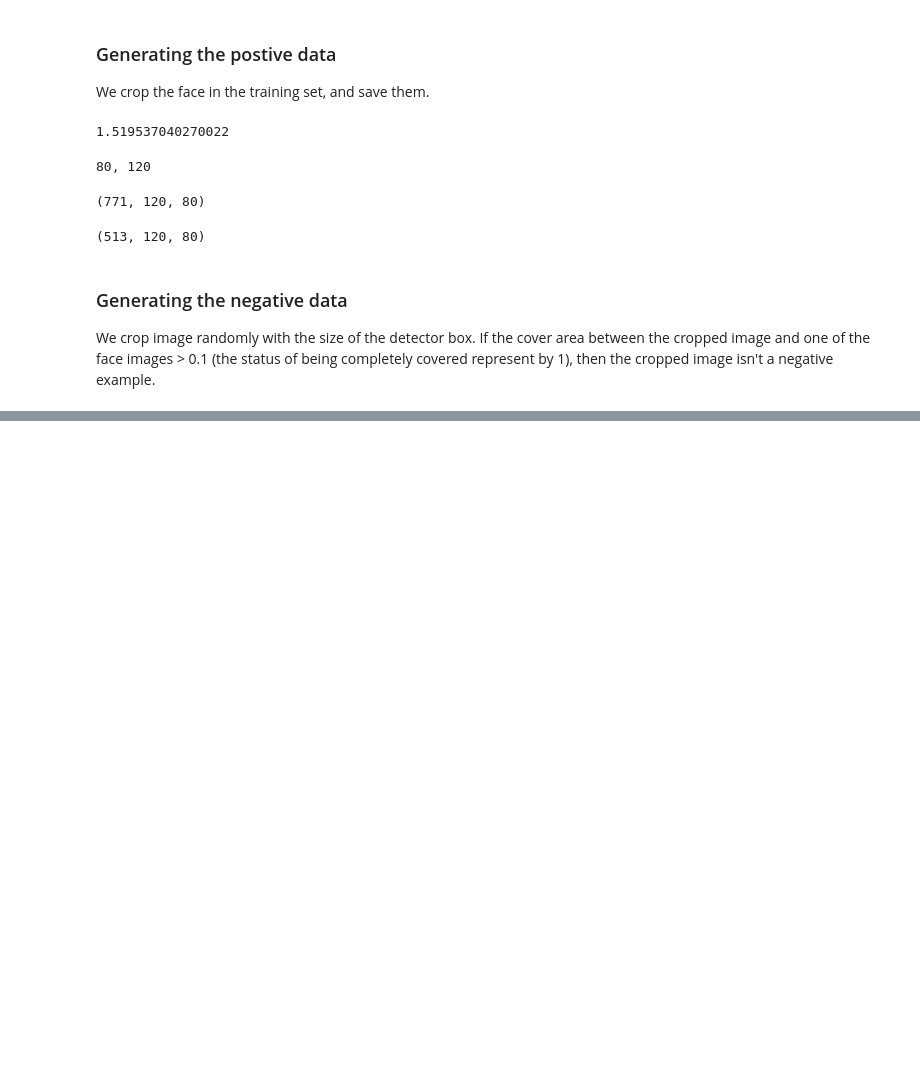
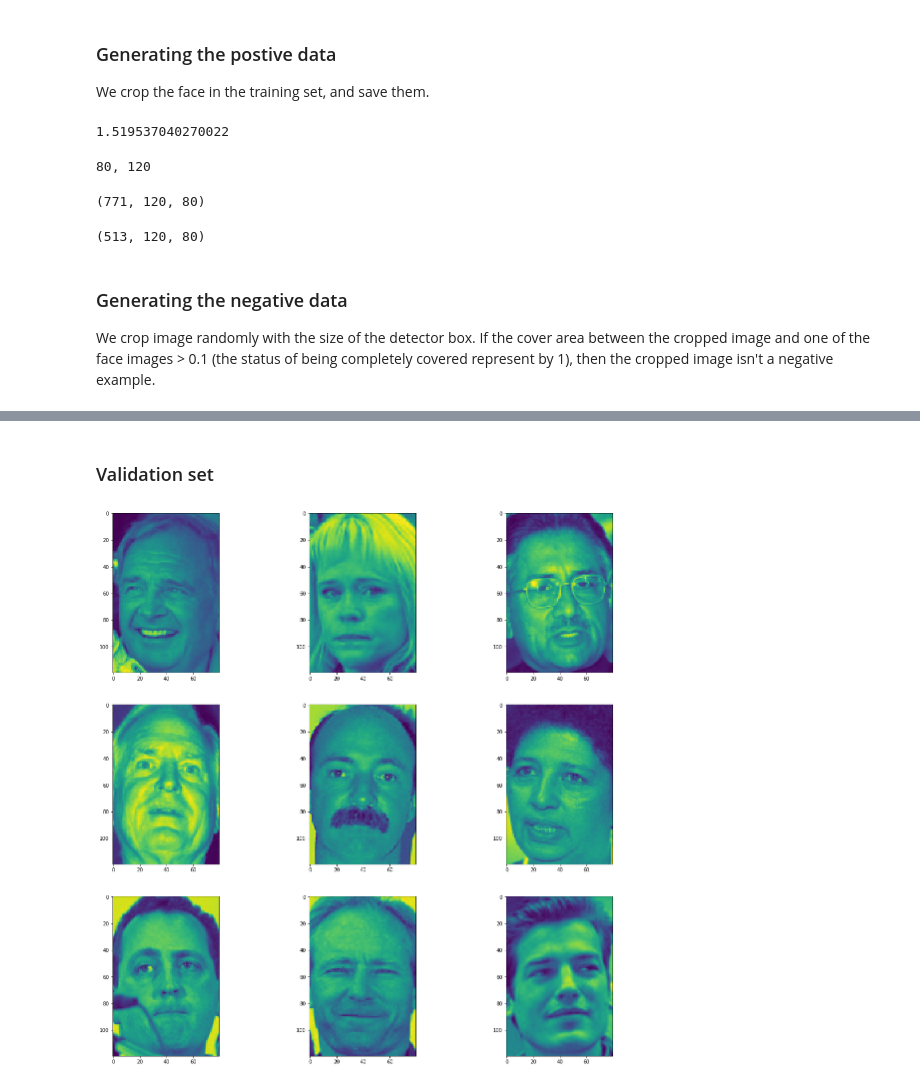
Before and after one commit to EnzoSeason/cnn_face_recogntion, a Jupyter notebook: notebook/data_preparation.ipynb, the cells around one changed output, grey strips where cells are left out. Drawn from its saved outputs; the diff is of its cells as text; code cells hidden in the pictures; blank space fills up the shorter version.

```diff
--- a/notebook/data_preparation.ipynb
+++ b/notebook/data_preparation.ipynb
@@ -140,0 +139,6 @@ np.save('../data/output/data_set/data_train_neg', data_train_neg)
+# %% [markdown]
+### Validation set
+# %%
+img_plot.plot_images_in_square(data_validation_pos, 3, 20)
+# %% [output]
+[figure, added]
```
Also changed, not shown: parts of 20 cells of this notebook, 3 other files.
